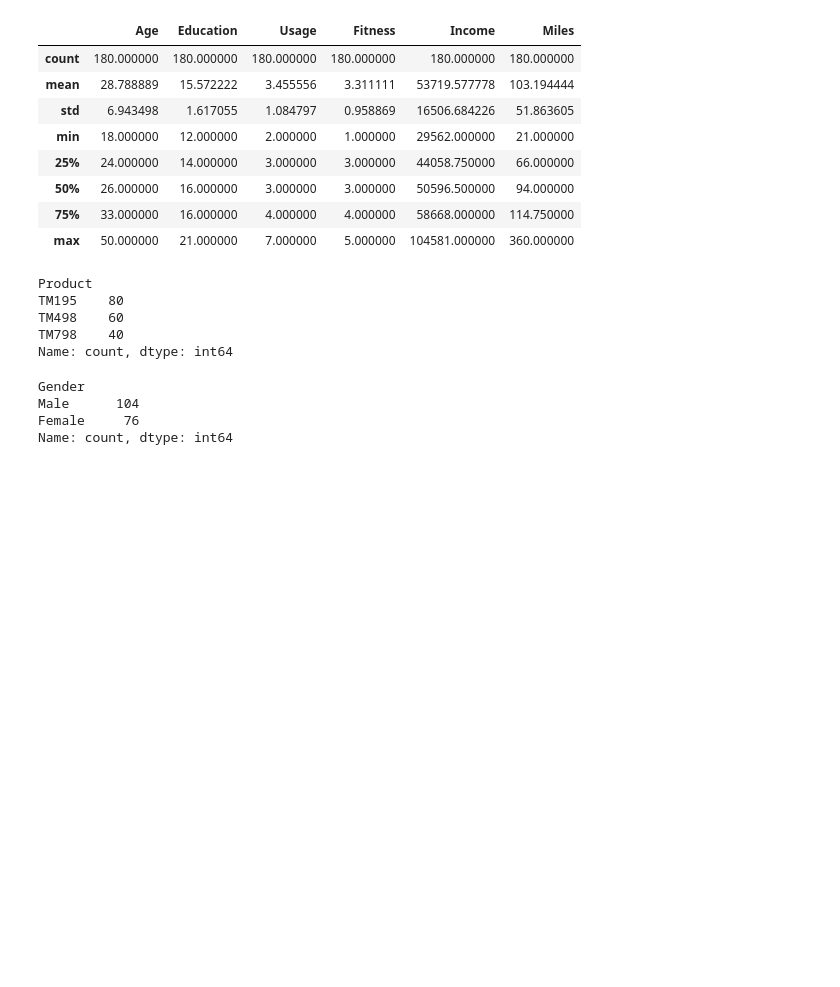
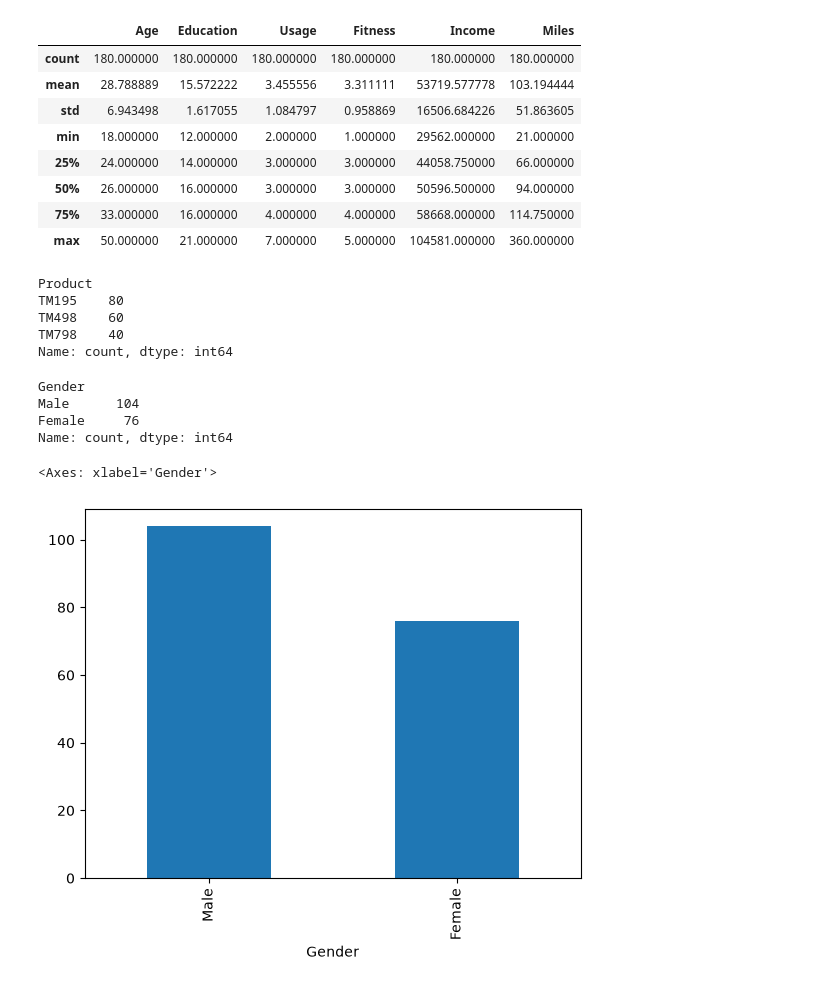
Before and after one commit to AhmedNgarmbo/StatisticsProjects, a Jupyter notebook: notebooks/CardioGoodFitness_Analysis.ipynb, the cells around one changed output. Cells and saved outputs as stored; diff of their text form; code cells hidden in the pictures; blank space fills up the shorter version.

```diff
--- a/notebooks/CardioGoodFitness_Analysis.ipynb
+++ b/notebooks/CardioGoodFitness_Analysis.ipynb
@@ -116,3 +122,8 @@ Gender
 Male      104
 Female     76
 Name: count, dtype: int64
+# %%
+df["Gender"].value_counts().plot(kind="bar")
+# %% [output]
+<Axes: xlabel='Gender'>
+[figure, added]
```
Also changed, not shown: parts of 3 cells of this notebook, 3 other files.
